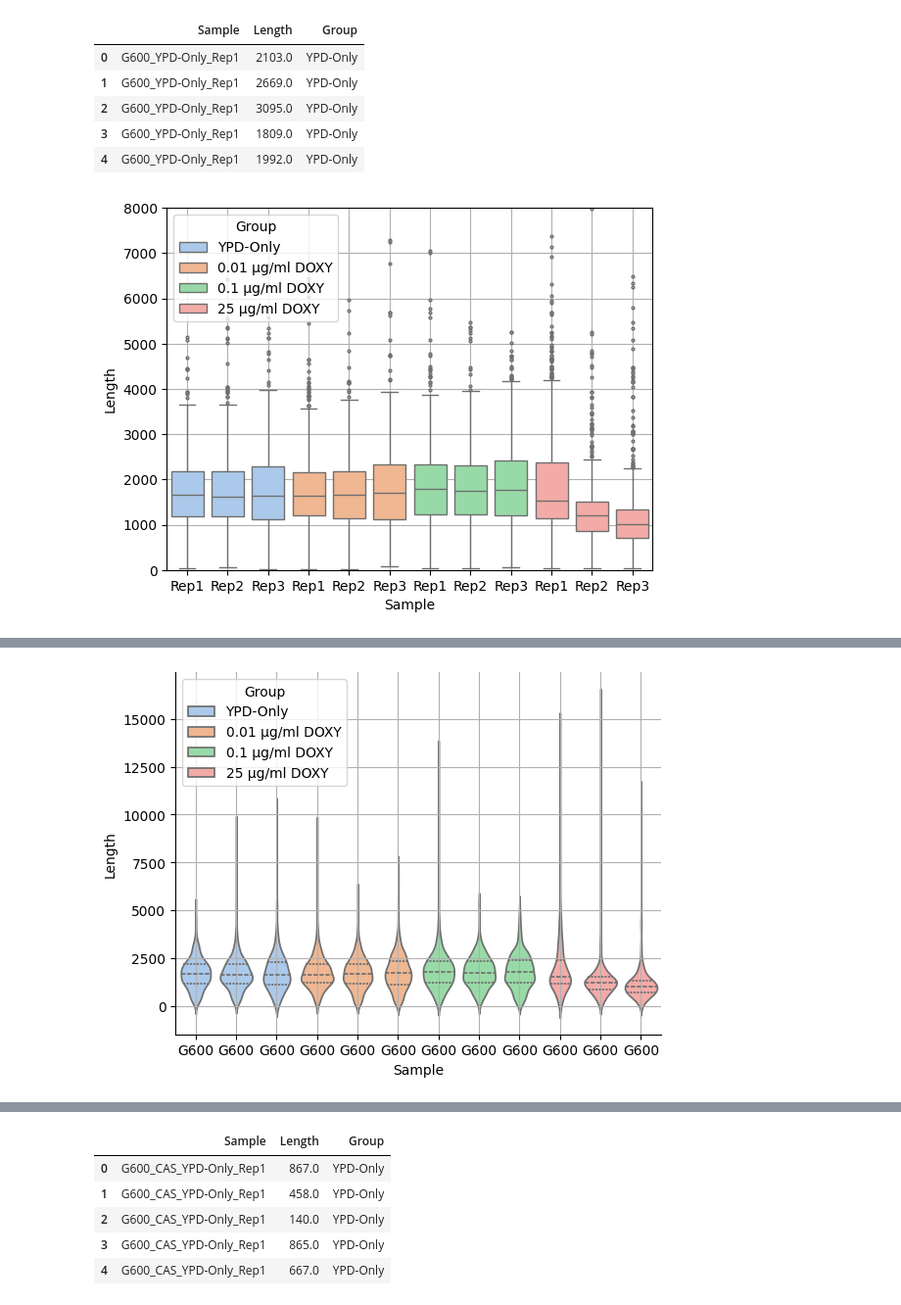
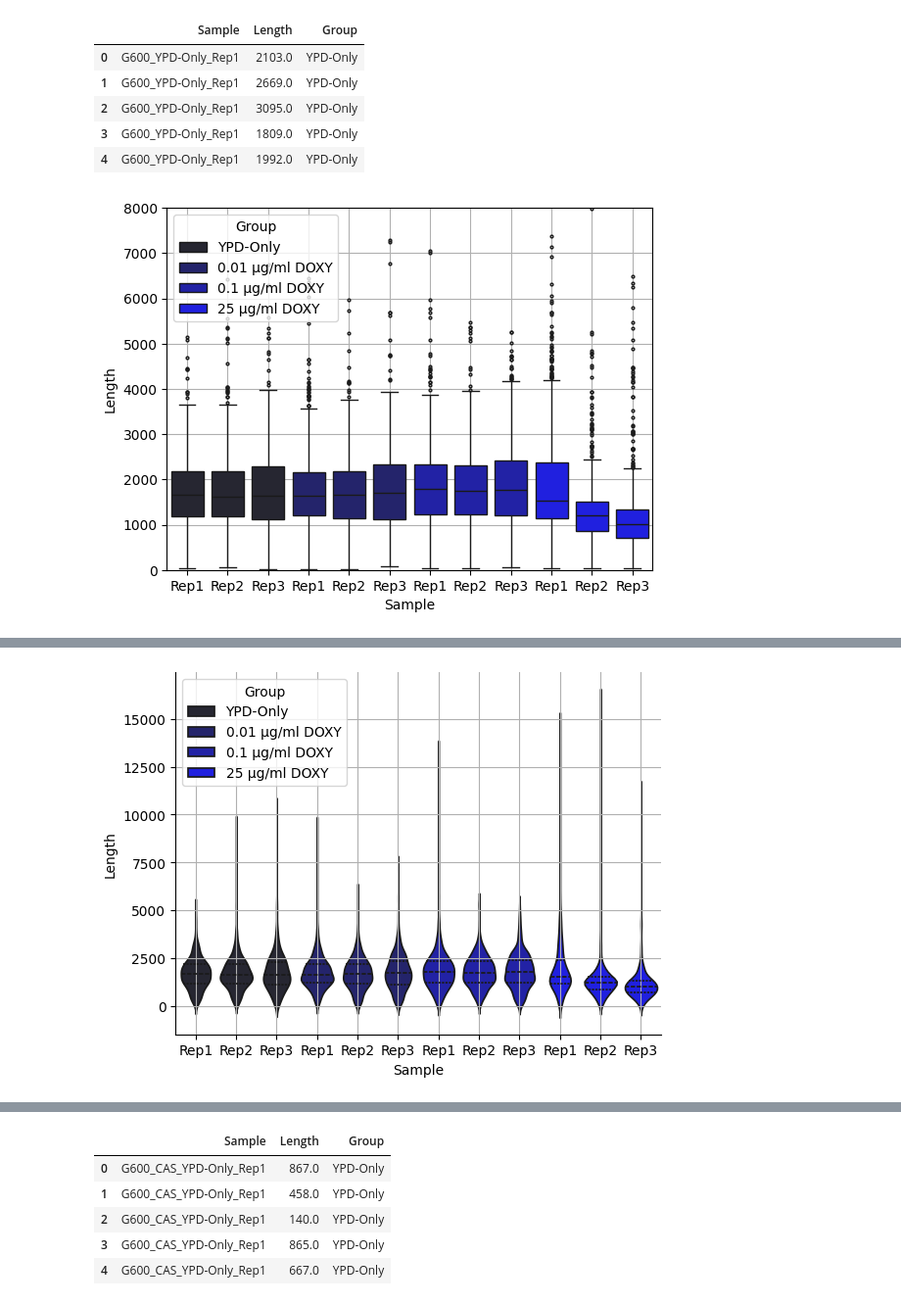
Before and after one commit to Chrom125/T2TyDNA, a Jupyter notebook: workflow/scr/telomere_pictures.ipynb, the cells around one changed output, grey strips where cells are left out. Shown at 98% size. Drawn from its saved outputs; the diff is of its cells as text; code cells hidden in the pictures.

```diff
--- a/workflow/scr/telomere_pictures.ipynb
+++ b/workflow/scr/telomere_pictures.ipynb
@@ -118,7 +128,8 @@ files_to_get = [
     "BG0/BG0_Filtred_Results.csv",
     "BG150/BG150_Filtred_Results.csv",
     "CG0/CG0_Filtred_Results.csv",
-    "CG150/CG150_Filtred_Results.csv"
+    "CG150/CG150_Filtred_Results.csv",
+    "SRR37421626/SRR37421626_Filtred_Results.csv"
 ]
 
 full_paths = [os.path.join(base_dir, f) for f in files_to_get]
@@ -637,14 +671,14 @@ data.head()
 | 3 | G600_YPD-Only_Rep1 | 1809.0 | YPD-Only |
 | 4 | G600_YPD-Only_Rep1 | 1992.0 | YPD-Only |
 # %%
-ax = sns.boxplot(data=data, x="Sample", y="Length", hue="Group", palette="pastel", fliersize=2)
+ax = sns.boxplot(data=data, x="Sample", y="Length", hue="Group", palette="dark:blue", fliersize=2)
 new_labels = [label.get_text().split('_')[-1] for label in ax.get_xticklabels()]
 ax.set_xticklabels(new_labels)
 plt.ylim(0, 8000)
 plt.grid()
 plt.savefig("donatelo5a_tel_len.png", dpi=450)
 # %% [output]
-[figure, old version]
+[figure, new version]
 # %%
 data.groupby("Sample")["Length"].median()
 # %% [output]
@@ -668,13 +702,13 @@ ax = sns.violinplot(data=data,
                     y="Length",
                     hue="Group",
                     inner="quart",
-                    palette="pastel")
-new_labels = [label.get_text().split('_')[0] for label in ax.get_xticklabels()]
+                    palette="dark:blue")
+new_labels = [label.get_text().split('_')[-1] for label in ax.get_xticklabels()]
 ax.set_xticklabels(new_labels)
 sns.despine()
 plt.grid()
 # %% [output]
-[figure, old version]
+[figure, new version]
 # %%
 all_lengths = {}
 data = pd.DataFrame(all_lengths)
```
Also changed, not shown: parts of 27 cells of this notebook, 7 other files.
